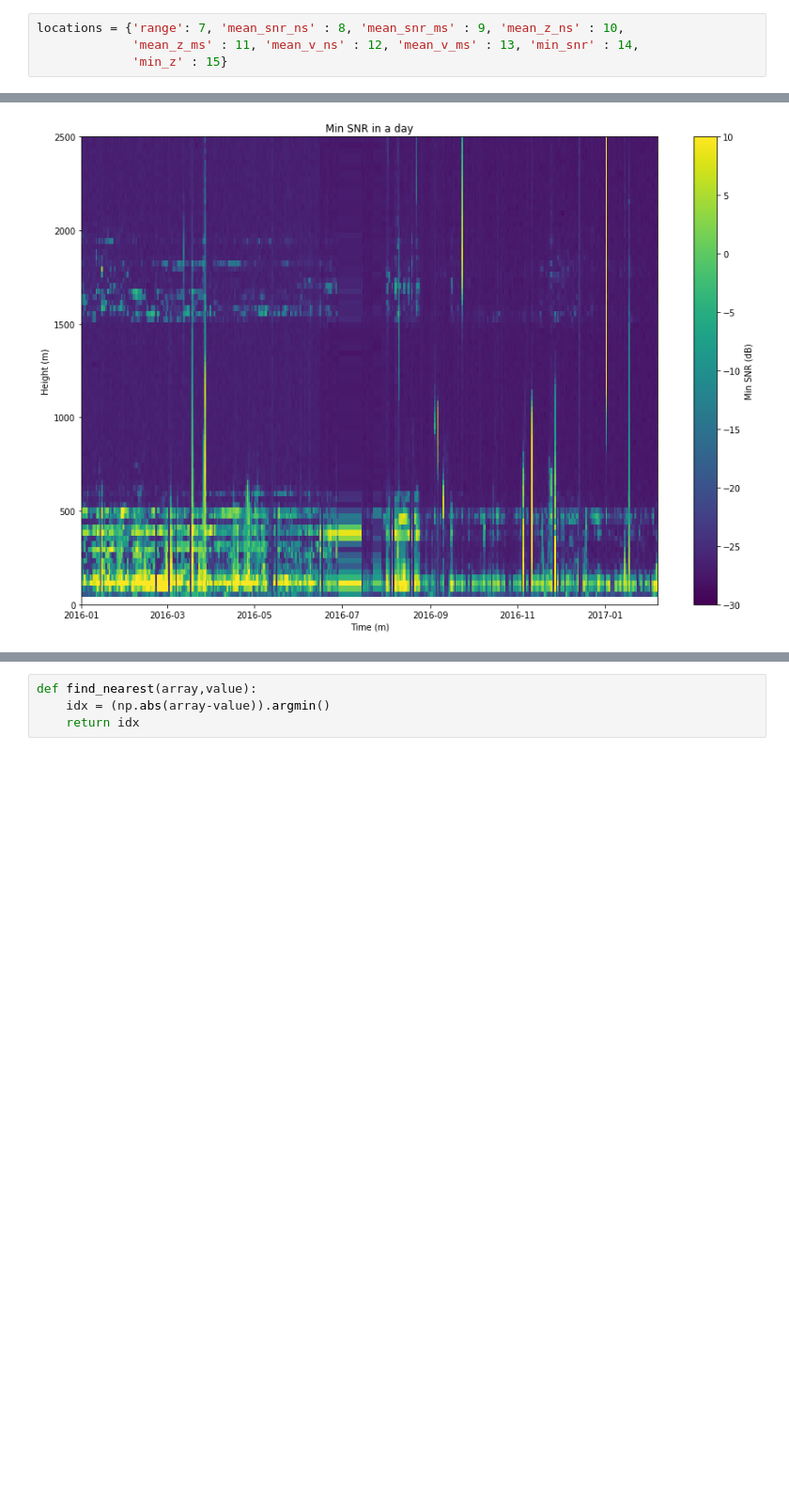
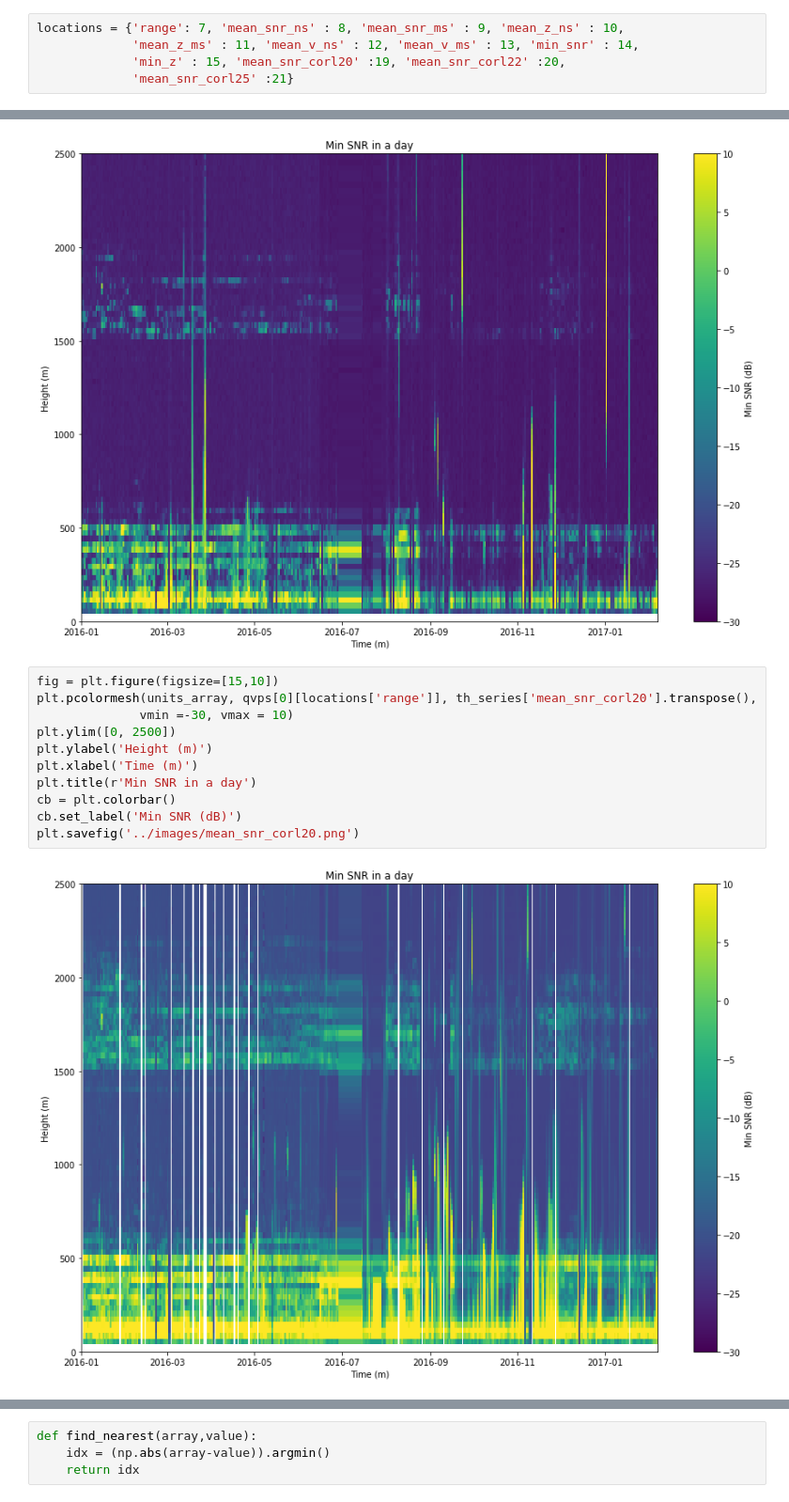
Before and after one commit to scollis/kazr_tools, a Jupyter notebook: notebooks/multi_clutter-post.ipynb, the cells around one changed output, grey strips where cells are left out. Shown at 94% size. Drawn from its saved outputs; the diff is of its cells as text; blank space fills up the shorter version.

```diff
--- a/notebooks/multi_clutter-post.ipynb
+++ b/notebooks/multi_clutter-post.ipynb
@@ -283,7 +360,8 @@ plt.xlabel('Date (UTC)')
 # %%
 locations = {'range': 7, 'mean_snr_ns' : 8, 'mean_snr_ms' : 9, 'mean_z_ns' : 10,
              'mean_z_ms' : 11, 'mean_v_ns' : 12, 'mean_v_ms' : 13, 'min_snr' : 14,
-             'min_z' : 15}
+             'min_z' : 15, 'mean_snr_corl20' :19, 'mean_snr_corl22' :20,
+             'mean_snr_corl25' :21}
 # %%
 test_index = 101
 fig = plt.figure(figsize = [10,10])
@@ -353,3 +431,16 @@ cb.set_label('Min SNR (dB)')
 plt.savefig('../images/min_in_day_snr.png')
 # %% [output]
 [figure]
+# %%
+fig = plt.figure(figsize=[15,10])
+plt.pcolormesh(units_array, qvps[0][locations['range']], th_series['mean_snr_corl20'].transpose(),
+              vmin =-30, vmax = 10)
+plt.ylim([0, 2500])
+plt.ylabel('Height (m)')
+plt.xlabel('Time (m)')
+plt.title(r'Min SNR in a day')
+cb = plt.colorbar()
+cb.set_label('Min SNR (dB)')
+plt.savefig('../images/mean_snr_corl20.png')
+# %% [output]
+[figure, added]
```
Also changed, not shown: parts of 8 cells of this notebook, 5 other files.
